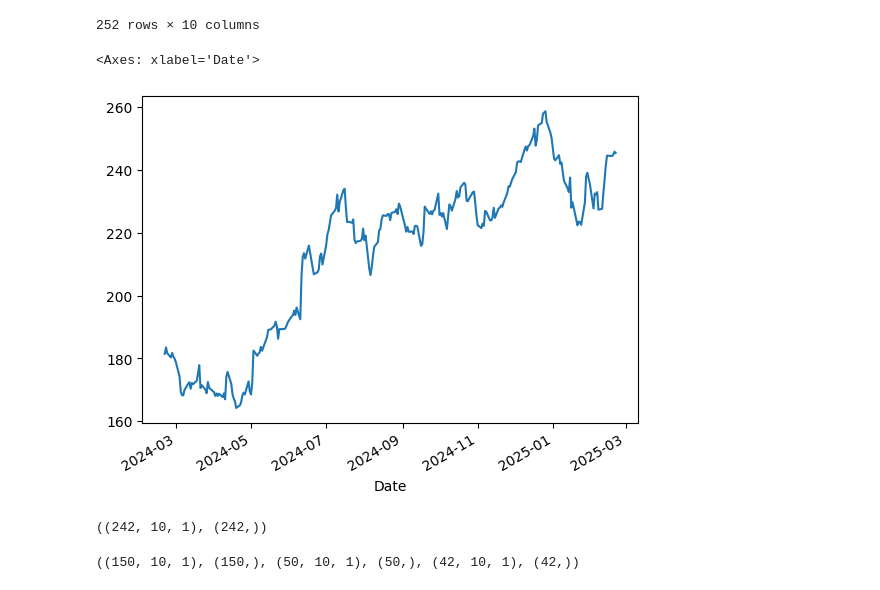
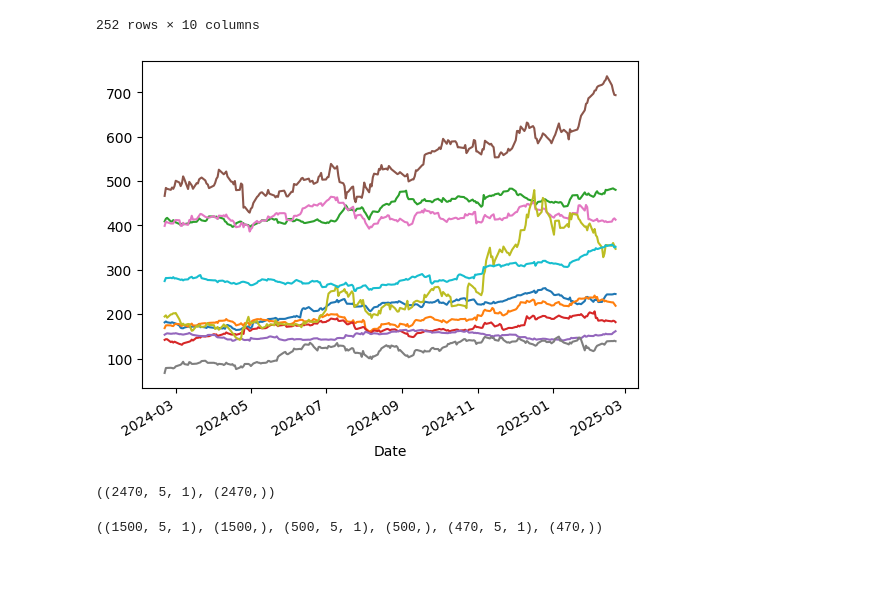
Before and after one commit to numisrm/Price_and_volatility_predicitons, a Jupyter notebook: Close_Data.ipynb, the cells around one changed output. Saved outputs shown, nothing was run; the diff lists cells and outputs as text; code cells hidden in the pictures.

```diff
--- a/Close_Data.ipynb
+++ b/Close_Data.ipynb
@@ -24,14 +24,18 @@ close
 | 2025-02-20 | 245.830002 | 222.880005 | 481.799988 | 184.559998 | 159.679993 | 694.840027 | 416.130005 | 140.110001 | 354.399994 | 350.489990 |
 | 2025-02-21 | 245.460007 | 218.970001 | 480.480408 | 182.044998 | 161.630005 | 694.005005 | 413.100006 | 139.044998 | 347.359894 | 352.054993 |
 252 rows × 10 columns
-# %%
-stock_to_use = 'AAPL'
-
-stock = close[stock_to_use]
-stock.plot()
-# %% [output]
-<Axes: xlabel='Date'>
-[figure, removed]
+# %%
+stock_to_use = 'AAPL'
+stocks = ['AAPL', 'AMZN', 'BRK-B', 'GOOGL', 'JNJ', 'META', 'MSFT', 'NVDA', 'TSLA', 'V']
+stock_data = []
+for i in stocks:
+    stock_data.append(close[i])
+    close[i].plot()
+
+#stock = close[stock_to_use]
+#stock.plot()
+# %% [output]
+[figure, added]
 # %%
 def df_to_X_y(df, window_size=5):
   df_as_np = df.to_numpy()
@@ -44,18 +48,27 @@ def df_to_X_y(df, window_size=5):
     y.append(label)
   return np.array(X), np.array(y)
 
-WINDOW_SIZE = 10
-X1, y1 = df_to_X_y(stock, WINDOW_SIZE)
+WINDOW_SIZE = 5
+X1 = np.array([])
+y1 = np.array([])
+for i in stock_data:
+  X_temp, y_temp = df_to_X_y(i, WINDOW_SIZE)
+  X1 = list(X1) + list(X_temp)
+  y1 = np.concatenate((y1, y_temp))
+
+#X1, y1 = df_to_X_y(stock, WINDOW_SIZE) ((247, 5, 1), (247,))
+X1 = np.array(X1)
+y1 = np.array(y1)
 X1.shape, y1.shape
 # %% [output]
-((242, 10, 1), (242,))
+((2470, 5, 1), (2470,))
 # %%
-X_train1, y_train1 = X1[:150], y1[:150]
-X_val1, y_val1 = X1[150:200], y1[150:200]
-X_test1, y_test1 = X1[200:], y1[200:]
+X_train1, y_train1 = X1[:1500], y1[:1500]
+X_val1, y_val1 = X1[1500:2000], y1[1500:2000]
+X_test1, y_test1 = X1[2000:], y1[2000:]
 X_train1.shape, y_train1.shape, X_val1.shape, y_val1.shape, X_test1.shape, y_test1.shape
 # %% [output]
-((150, 10, 1), (150,), (50, 10, 1), (50,), (42, 10, 1), (42,))
+((1500, 5, 1), (1500,), (500, 5, 1), (500,), (470, 5, 1), (470,))
 # %%
 from tensorflow.keras.models import Sequential
 from tensorflow.keras.layers import *
```
Also changed, not shown: parts of 5 cells of this notebook, 4 other files.
